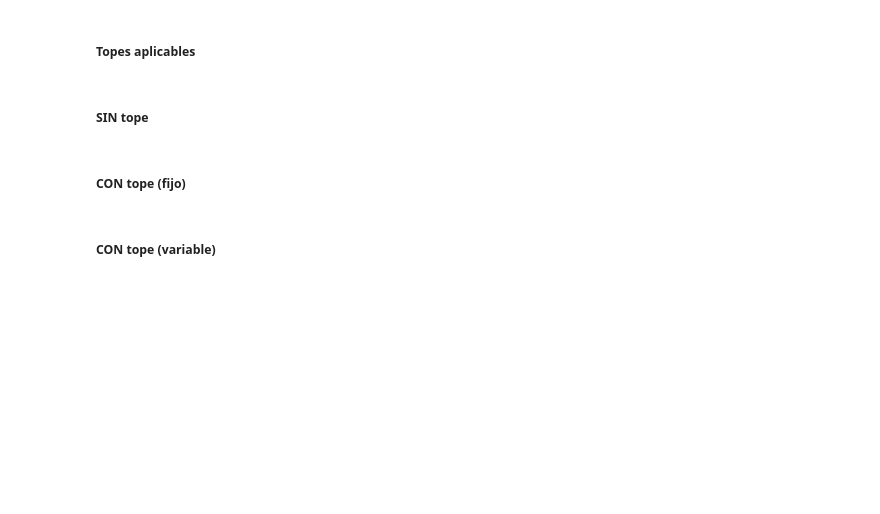
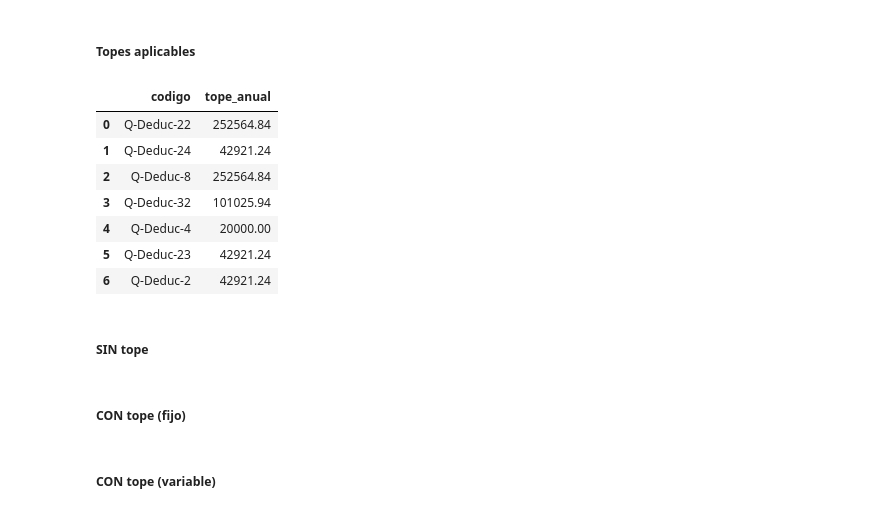
Before and after one commit to casasrodri/ganancias-cuarta-categoria, a Jupyter notebook: 3-Cálculo deducc.ipynb, the cells around one changed output. Drawn from its saved outputs; the diff is of its cells as text; code cells hidden in the pictures; blank space fills up the shorter version.

```diff
--- a/3-Cálculo deducc.ipynb
+++ b/3-Cálculo deducc.ipynb
@@ -62,35 +106,44 @@ deducciones_con_tope = {
         'Q-Deduc-22':	252_564.84,
         'Q-Deduc-24':	42_921.24,
         'Q-Deduc-8':	252_564.84,
         'Q-Deduc-32':	101_025.94,
         'Q-Deduc-4':	20_000,
         'Q-Deduc-23':	42_921.24,
         'Q-Deduc-2':	42_921.24,
     },
 
     'variable': [
         'Q-Deduc-1',
         'Q-Deduc-3',
         'Q-Deduc-7',
     ]
 }
 
 
 cod_tope_fijo = list(deducciones_con_tope['fijo'].keys())
 cod_tope_var = deducciones_con_tope['variable']
 
-cod_tope = cod_tope_fijo.extend(cod_tope_var)
-
+cod_tope = cod_tope_fijo.copy()   #extend(cod_tope_var)
+cod_tope.extend(cod_tope_var)
 
 
 
 df_topes_fijos = []
 
 for cod, tope in deducciones_con_tope['fijo'].items():
     df_topes_fijos.append({'codigo': cod, 'tope_anual': tope})
 
 df_topes_fijos = pd.DataFrame.from_records(df_topes_fijos)
 df_topes_fijos
+# %% [output]
+|  | codigo | tope_anual |
+| 0 | Q-Deduc-22 | 252564.84 |
+| 1 | Q-Deduc-24 | 42921.24 |
+| 2 | Q-Deduc-8 | 252564.84 |
+| 3 | Q-Deduc-32 | 101025.94 |
+| 4 | Q-Deduc-4 | 20000.00 |
+| 5 | Q-Deduc-23 | 42921.24 |
+| 6 | Q-Deduc-2 | 42921.24 |
 # %% [markdown]
 ##### SIN tope
 # %%
```
Also changed, not shown: parts of 17 cells of this notebook, 7 other files.
